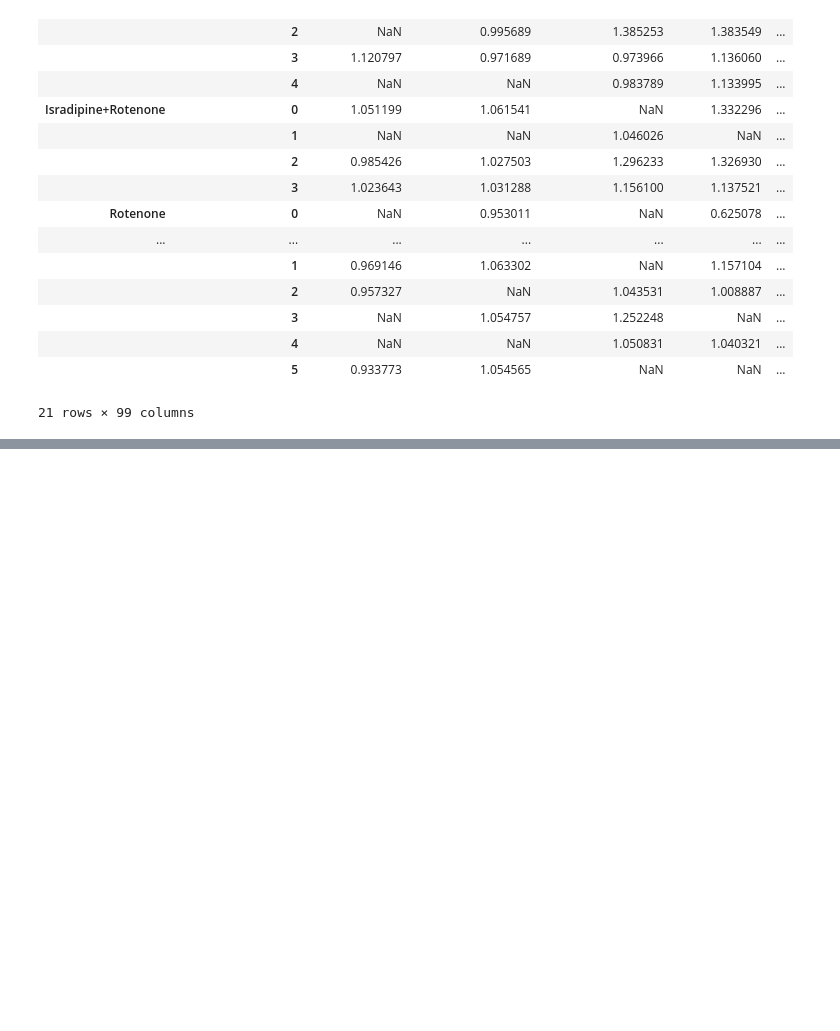
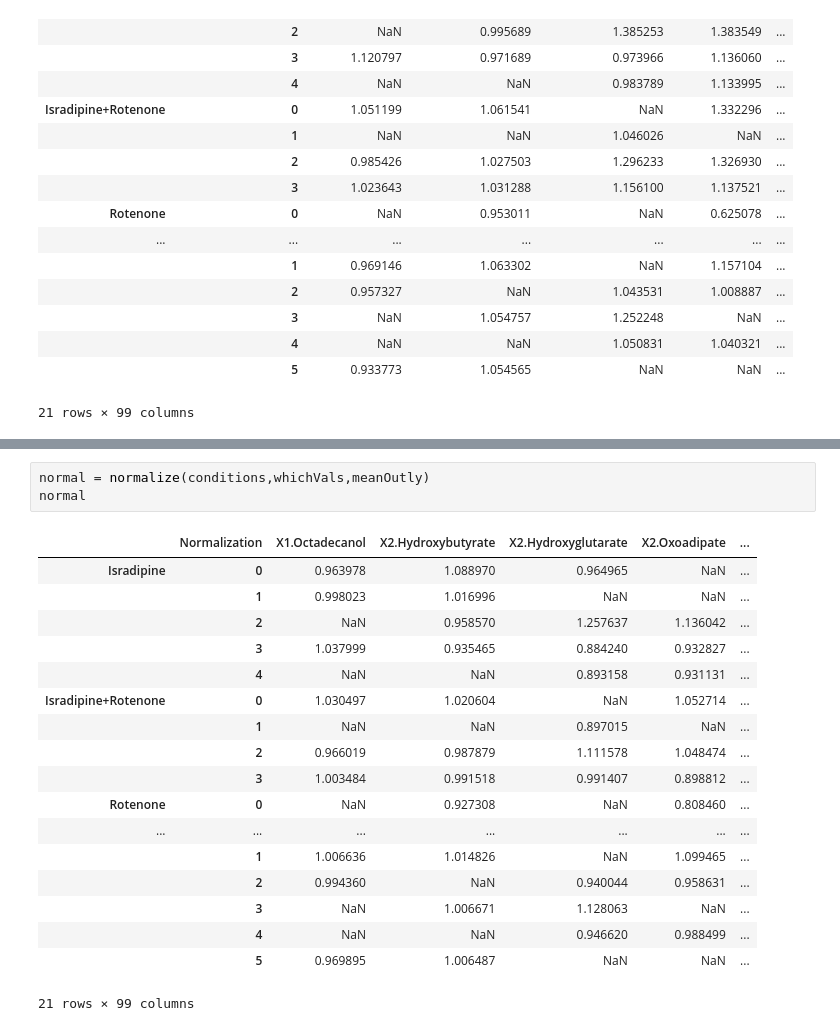
Before and after one commit to Kwamewusu/uihh_nowusu, a Jupyter notebook: metabolomicsViewer.ipynb, the cells around one changed output, grey strips where cells are left out. Cells and saved outputs as stored; diff of their text form; blank space fills up the shorter version.

```diff
--- a/metabolomicsViewer.ipynb
+++ b/metabolomicsViewer.ipynb
@@ -209,0 +226,22 @@ whichVals
+# %%
+normal = normalize(conditions,whichVals,meanOutly)
+normal
+# %% [output]
+|  | Normalization | X1.Octadecanol | X2.Hydroxybutyrate | X2.Hydroxyglutarate | X2.Oxoadipate | ... |
+| Isradipine | 0 | 0.963978 | 1.088970 | 0.964965 | NaN | ... |
+|  | 1 | 0.998023 | 1.016996 | NaN | NaN | ... |
+|  | 2 | NaN | 0.958570 | 1.257637 | 1.136042 | ... |
+|  | 3 | 1.037999 | 0.935465 | 0.884240 | 0.932827 | ... |
+|  | 4 | NaN | NaN | 0.893158 | 0.931131 | ... |
+| Isradipine+Rotenone | 0 | 1.030497 | 1.020604 | NaN | 1.052714 | ... |
+|  | 1 | NaN | NaN | 0.897015 | NaN | ... |
+|  | 2 | 0.966019 | 0.987879 | 1.111578 | 1.048474 | ... |
+|  | 3 | 1.003484 | 0.991518 | 0.991407 | 0.898812 | ... |
+| Rotenone | 0 | NaN | 0.927308 | NaN | 0.808460 | ... |
+| ... | ... | ... | ... | ... | ... | ... |
+|  | 1 | 1.006636 | 1.014826 | NaN | 1.099465 | ... |
+|  | 2 | 0.994360 | NaN | 0.940044 | 0.958631 | ... |
+|  | 3 | NaN | 1.006671 | 1.128063 | NaN | ... |
+|  | 4 | NaN | NaN | 0.946620 | 0.988499 | ... |
+|  | 5 | 0.969895 | 1.006487 | NaN | NaN | ... |
+21 rows × 99 columns
```
Also changed, not shown: parts of 6 cells of this notebook.
